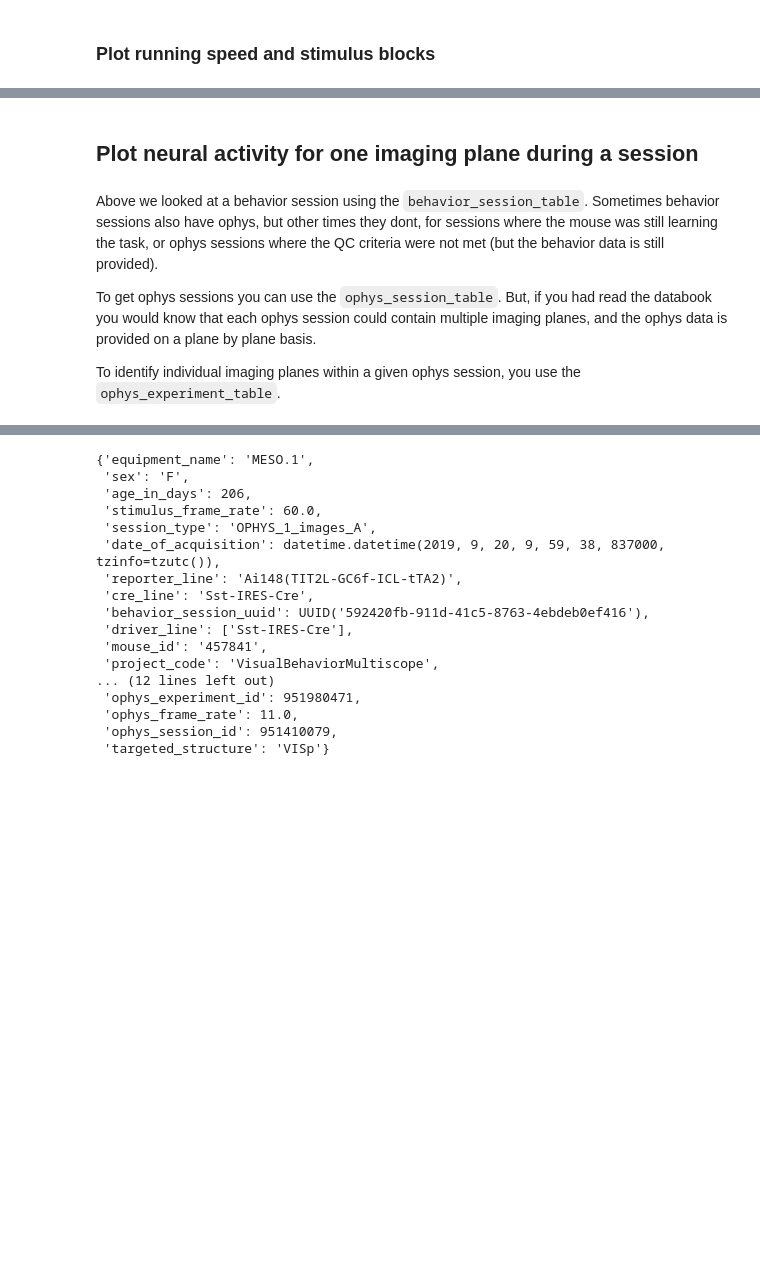
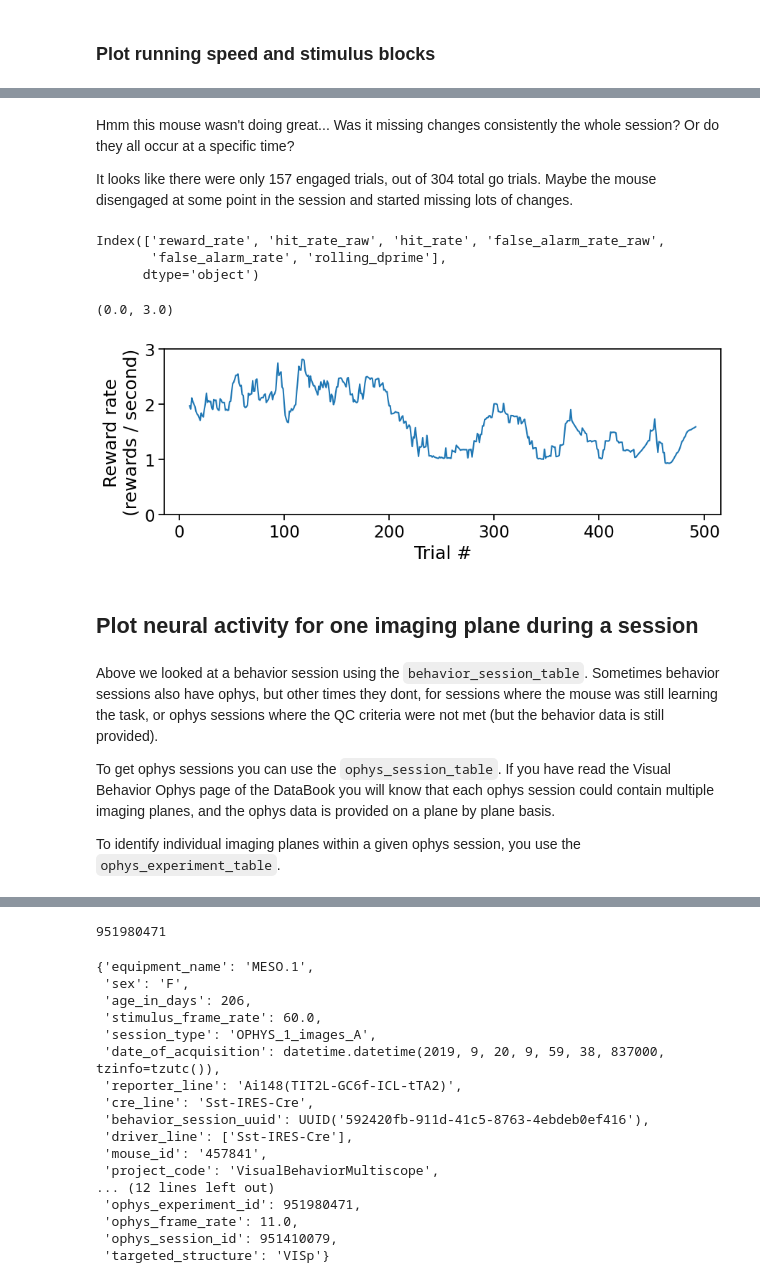
Before and after one commit to mattjdavis/SWDB_2024_Physiology, a Jupyter notebook: code/dev/Day1_VBO_intro.ipynb, the cells around one changed output, grey strips where cells are left out. Saved outputs shown, nothing was run; the diff lists cells and outputs as text; code cells hidden in the pictures; blank space fills up the shorter version.

```diff
--- a/code/dev/Day1_VBO_intro.ipynb
+++ b/code/dev/Day1_VBO_intro.ipynb
@@ -292,9 +417,32 @@ https://allenswdb.github.io/physiology/stimuli/visual-behavior/VB-Behavior.html
+# %% [markdown]
+Hmm this mouse wasn't doing great... Was it missing changes consistently the whole session? Or do they all occur at a specific time?
+
+It looks like there were only 157 engaged trials, out of 304 total go trials. Maybe the mouse disengaged at some point in the session and started missing lots of changes.
+# %%
+# There is another table that provides continous measures of behavior performance across the session
+rolling_performance_df = behavior_session.get_rolling_performance_df()
+rolling_performance_df.columns
+# %% [output]
+Index(['reward_rate', 'hit_rate_raw', 'hit_rate', 'false_alarm_rate_raw',
+       'false_alarm_rate', 'rolling_dprime'],
+      dtype='object')
+# %%
+# Lets plot the reward rate over trials. This can be used as a metric of task engagement.
+fig, ax = plt.subplots(figsize=(10,3))
+
+ax.plot(rolling_performance_df.index, rolling_performance_df.reward_rate)
+ax.set_ylabel('Reward rate\n(rewards / second)')
+ax.set_xlabel('Trial #')
+ax.set_ylim(0, 3)
+# %% [output]
+(0.0, 3.0)
+[figure, added]
 # %% [markdown]
 ## Plot neural activity for one imaging plane during a session
 # %% [markdown]
 Above we looked at a behavior session using the `behavior_session_table`. Sometimes behavior sessions also have ophys, but other times they dont, for sessions where the mouse was still learning the task, or ophys sessions where the QC criteria were not met (but the behavior data is still provided).
 
-To get ophys sessions you can use the `ophys_session_table`. But, if you had read the databook you would know that each ophys session could contain multiple imaging planes, and the ophys data is provided on a plane by plane basis.
+To get ophys sessions you can use the `ophys_session_table`. If you have read the Visual Behavior Ophys page of the DataBook you will know that each ophys session could contain multiple imaging planes, and the ophys data is provided on a plane by plane basis.
 
 To identify individual imaging planes within a given ophys session, you use the `ophys_experiment_table`.
 # %%
@@ -309,8 +457,11 @@ ophys_experiment_table.head()
 | 951980481 | 951520319 | 951410079 | 1018028357 | 457841 | GCaMP6f | ... |
 5 rows × 30 columns
 # %%
-# Pick a random experiment
+# Get an experiment - the first one in the table
 ophys_experiment_id = ophys_experiment_table.index.values[0]
+print(ophys_experiment_id)
+# %% [output]
+951980471
 # %%
 # Load the data using the cache
 ophys_experiment = cache.get_behavior_ophys_experiment(ophys_experiment_id)
```
Also changed, not shown: parts of 70 cells of this notebook, 2 other files.
